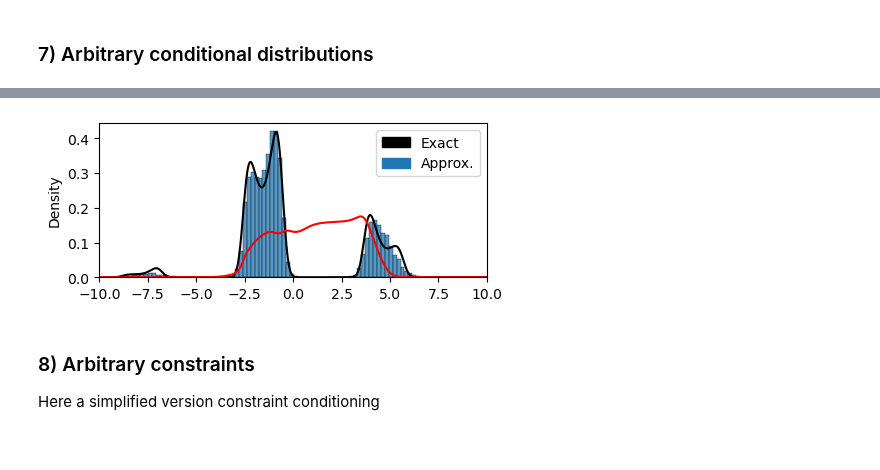
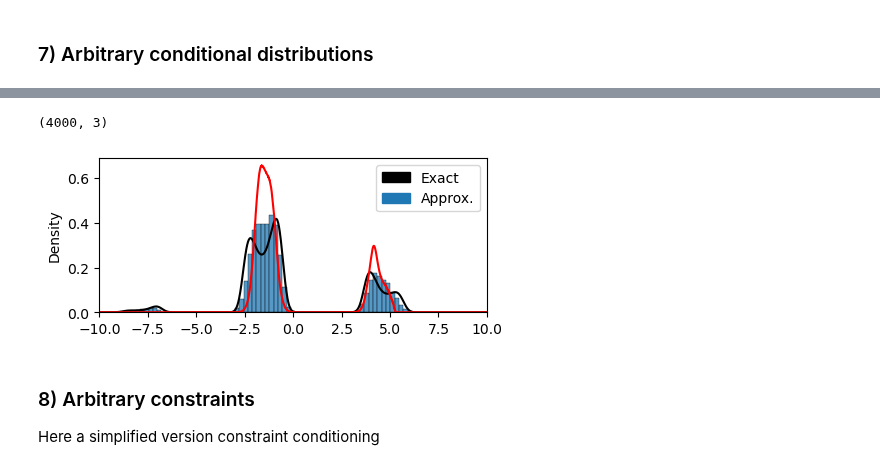
Before and after one commit to aurelio-amerio/gen-sbi, a Jupyter notebook: examples/sbi_example.ipynb, the cells around one changed output, grey strips where cells are left out. Drawn from its saved outputs; the diff is of its cells as text; code cells hidden in the pictures.

```diff
--- a/examples/sbi_example.ipynb
+++ b/examples/sbi_example.ipynb
@@ -233,11 +227,12 @@ def loss_fn_(score_model, key: PRNGKey, batch_size:int= 1024):
     batch = (x_0, x_1, t)
 
     # Condition mask -> randomly condition on some data.
-    condition_masks = jnp.array([[False, False, False], # joint
-                    #    [True, False, False], # likelihood
-                       [False, True, True], # full posterior
-                    #    [False, True, False], # partial posterior
-                    #     [False, True, False] # partial posterior
+    condition_masks = jnp.array([
+                        [False, False, False], # joint
+                        [True, False, False], # likelihood
+                        [False, True, True], # full posterior
+                        [False, True, False], # partial posterior
+                        [False, True, False] # partial posterior
                                                 ], dtype=jnp.bool_)
 
 
@@ -277,6 +272,8 @@ def train_step(model, optimizer, rngs):
     loss, grads = nnx.value_and_grad(loss_fn)(model)
     optimizer.update(grads)  # In place updates.
     return loss
+# %%
+optimizer = nnx.Optimizer(vf_model, optax.adam(1e-4))
 # %%
 train_step(vf_model, optimizer, nnx.Rngs(0))
 # %% [output]
@@ -510,37 +509,46 @@ x_init = jnp.where(condition_mask, x_o[None,:], x_init)  # we replace the condit
 args = {"node_ids": jnp.array([0,1,2])}
 sampler_ = solver.get_sampler(condition_mask=condition_mask, method='dopri5', step_size=step_size, return_intermediates=False, model_extras=args)
 samples = sampler_(x_init)  # sample from the model
+# %%
+y_init = jnp.sort(samples, axis=0)
+# %%
+y_init.shape
+# %% [output]
+(4000, 3)
 # %%
 gaussian_log_density = dist.Independent(dist.Normal(jnp.zeros(3), jnp.ones(3)),1).log_prob
 
 # get the logprob
 logp_sampler = solver.get_unnormalized_logprob(condition_mask=condition_mask, time_grid=[1.0,0.0],method='dopri5', step_size=step_size, log_p0=gaussian_log_density, model_extras=args)
 # create an y_init which has theta on the first position and x1,x2 on the second and third position
-y_init = jax.random.normal(rng, shape=(theta.shape[0], 3))
-y_init = y_init.at[:,0].set(theta)
-y_init = y_init.at[:,1].set(x_o[1])
-y_init = y_init.at[:,2].set(x_o[2])
+# y_init = jax.random.normal(rng, shape=(theta.shape[0], 3))
+# y_init = y_init.at[:,0].set(theta)
+# y_init = y_init.at[:,1].set(x_o[1])
+# y_init = y_init.at[:,2].set(theta2)
+# # y_init = y_init.at[:,2].set(x_o[2])
+
+theta_i = y_init[:,0]
 
 _ , exact_log_p = logp_sampler(y_init)
 p = jnp.exp(exact_log_p)[-1,:]
 # # normalize the distribution
-n = jax.scipy.integrate.trapezoid(p, theta)
+n = jax.scipy.integrate.trapezoid(p, theta_i)
 p = p/n
 # %%
 
 import matplotlib.patches as mpatches
 samples_theta = samples[:, 0]
 fig = plt.figure(figsize=(5, 2))
 sns.histplot(samples_theta, bins=100, stat="density")
 plt.plot(theta, true_post, color="black", label="True posterior")
-plt.plot(theta, p, color="red", label="Approx. posterior")
+plt.plot(theta_i, p, color="red", label="Approx. posterior")
 exact_patch = mpatches.Patch(color='black', label='Exact')
 approx_patch = mpatches.Patch(color='C0', label='Approx.')
 plt.legend(handles=[exact_patch, approx_patch])
 plt.xlim(-10, 10)
 plt.show()
 # %% [output]
-[figure, old version]
+[figure, new version]
 # %% [markdown]
 ### 8) Arbitrary constraints
 
```
Also changed, not shown: parts of 15 cells of this notebook, 4 other files.
